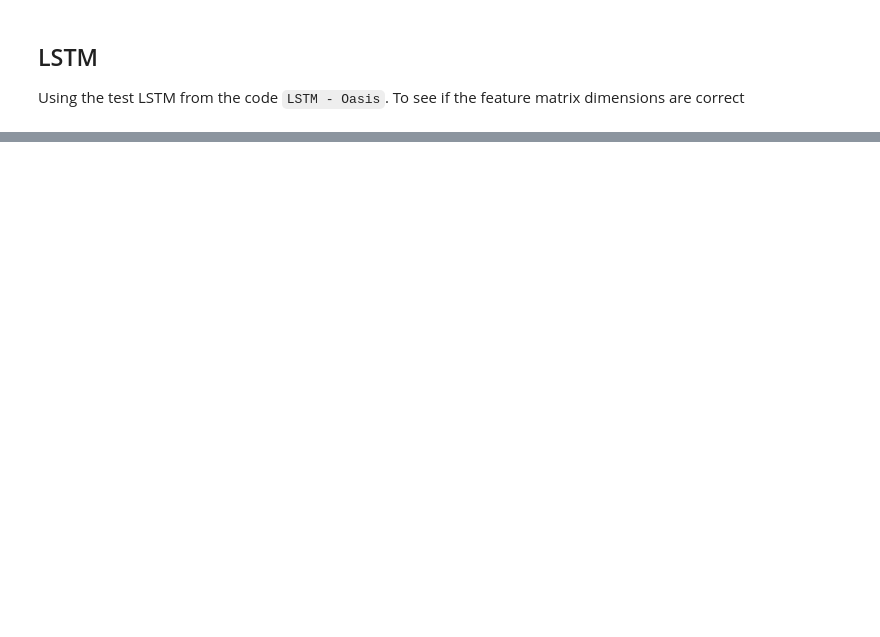
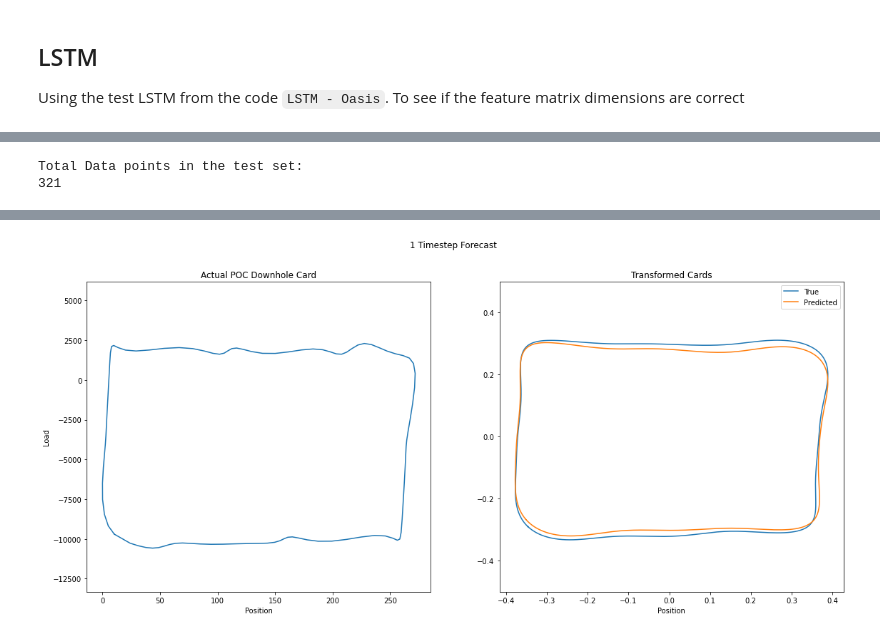
Before and after one commit to Ashitha97/ESP, a Jupyter notebook: dyna_forecasting/Dyna Forecasting Notebook.ipynb, the cells around one changed output, grey strips where cells are left out. Drawn from its saved outputs; the diff is of its cells as text; code cells hidden in the pictures; blank space fills up the shorter version.

Commit message:
Updated Forecasting Notebook plus others for oasis meeting 1

```diff
--- a/dyna_forecasting/Dyna Forecasting Notebook.ipynb
+++ b/dyna_forecasting/Dyna Forecasting Notebook.ipynb
@@ -274,5 +360,3 @@ from keras.layers import LSTM
 from keras.optimizers import Adam
 from keras.models import load_model
 from keras.callbacks import ModelCheckpoint
-# %%
-fd_order = 5
@@ -289,0 +367,14 @@ testY       = y_fore.reshape(3206, fd_order*4)[3000:3206]
+# %%
+keras.backend.clear_session()
+model1 = Sequential()
+model1.add(LSTM(200, input_shape=(x_train.shape[1], x_train.shape[2]), return_sequences=True, activation = 'relu'))
+model1.add(LSTM(100, activation = 'relu', return_sequences=True))
+model1.add(LSTM(80, activation = 'relu'))
+model1.add(Dense(y_train1.shape[1]))
+model1.compile(loss='mse', optimizer='adam', metrics=['mse','accuracy'])
+
+# Fit the LSTM Model
+history1 = model1.fit(x_train, y_train1,
+                    epochs=100,
+                    validation_data=(x_val,y_val1),
+                    verbose=1)
@@ -385,0 +511,55 @@ plt.show()
+# %%
+print("Total Data points in the test set:")
+print(y_true_df1.shape[0])
+# %% [output]
+Total Data points in the test set:
+321
+# %%
+from time import sleep
+"""
+PLotting 1 Time step
+"""
+
+index = 100
+
+# True
+fd_true1 = y_true_df1.loc[index].values.reshape(fd_order,4)
+true_xy1 = reconstruct_contour(fd_true1)
+
+# Predicted
+fd_pred1 = y_pred_df1.loc[index].values.reshape(fd_order,4)
+pred_xy1 = reconstruct_contour(fd_pred1)
+
+# Actual Card before fd
+t1 = t_test[index][0]  # zero as we are checking for the 1 timestamp ahead
+print("Date of Card being predicted")
+print(pd.to_datetime(t1))
+poly1 = data.loc[data.Date == t1, 'pocdowncard'].values[0]
+real_xy1 = np.asarray(poly1.exterior.coords)
+
+"""
+Plot
+"""
+fig, (ax1, ax2) = plt.subplots(1,2, figsize=(19,8))
+
+ax1.plot(real_xy1[:,0], real_xy1[:,1], label='POC DownHole Card')
+# ax1.legend(loc='best')
+# ax1.set_ylim((tuple(bounds.iloc[:,0].values[2:])))
+ax1.set_ylim((tuple((bounds-1000).iloc[:,0].values[2:])))
+#     ax1.set_ylim((-13000, 4000))
+ax1.set_ylabel('Load')
+ax1.set_xlabel('Position')
+ax1.set_title('Actual POC Downhole Card')
+
+ax2.plot(true_xy1[:,0], true_xy1[:,1], label='True')
+ax2.plot(pred_xy1[:,0], pred_xy1[:,1], label='Predicted')
+ax2.set_ylim((-0.5,0.5))
+ax2.legend(loc='best')
+ax2.set_xlabel('Position')
+ax2.set_title('Transformed Cards')
+
+fig.patch.set_facecolor('w')
+fig.suptitle('1 Timestep Forecast')
+plt.show()
+plt.close()
+# %% [output]
@@ -385,0 +568 @@ plt.show()
+[figure, added]
```
Also changed, not shown: parts of 38 cells of this notebook, 11 other files.
